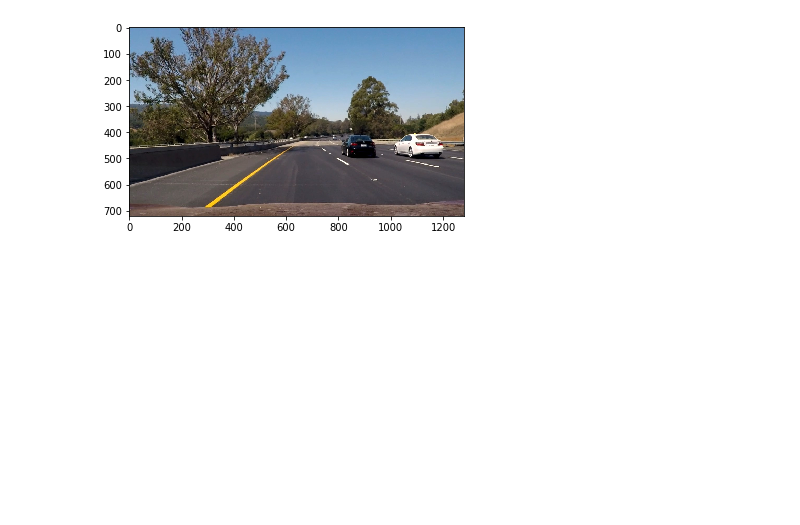
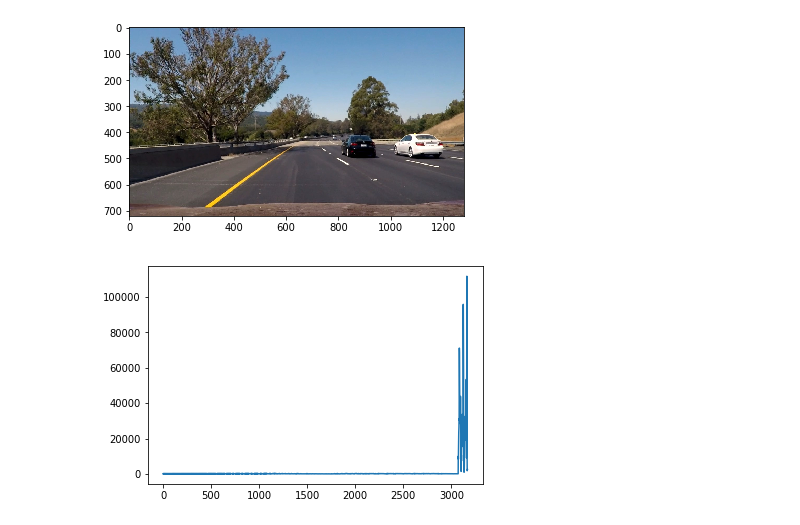
Before and after one commit to grodowski/CarND-Vehicle-Detection, a Jupyter notebook: Vehicle Detection.ipynb, the cells around one changed output. Saved outputs shown, nothing was run; the diff lists cells and outputs as text; code cells hidden in the pictures; blank space fills up the shorter version.

Commit message:
extract features

```diff
--- a/Vehicle Detection.ipynb
+++ b/Vehicle Detection.ipynb
@@ -22,0 +62,14 @@ for path in paths:
+# %%
+features = extract_features(paths)
+plt.plot(features[0])
+plt.show()
+
+# TODO: impl scaling
+
+# read in test and training data
+
+# impl sliding windows
+
+# create heatmaps and return bboxes
+# %% [output]
+[figure, added]
```
Also changed, not shown: parts of 3 cells of this notebook, 1 other file.
